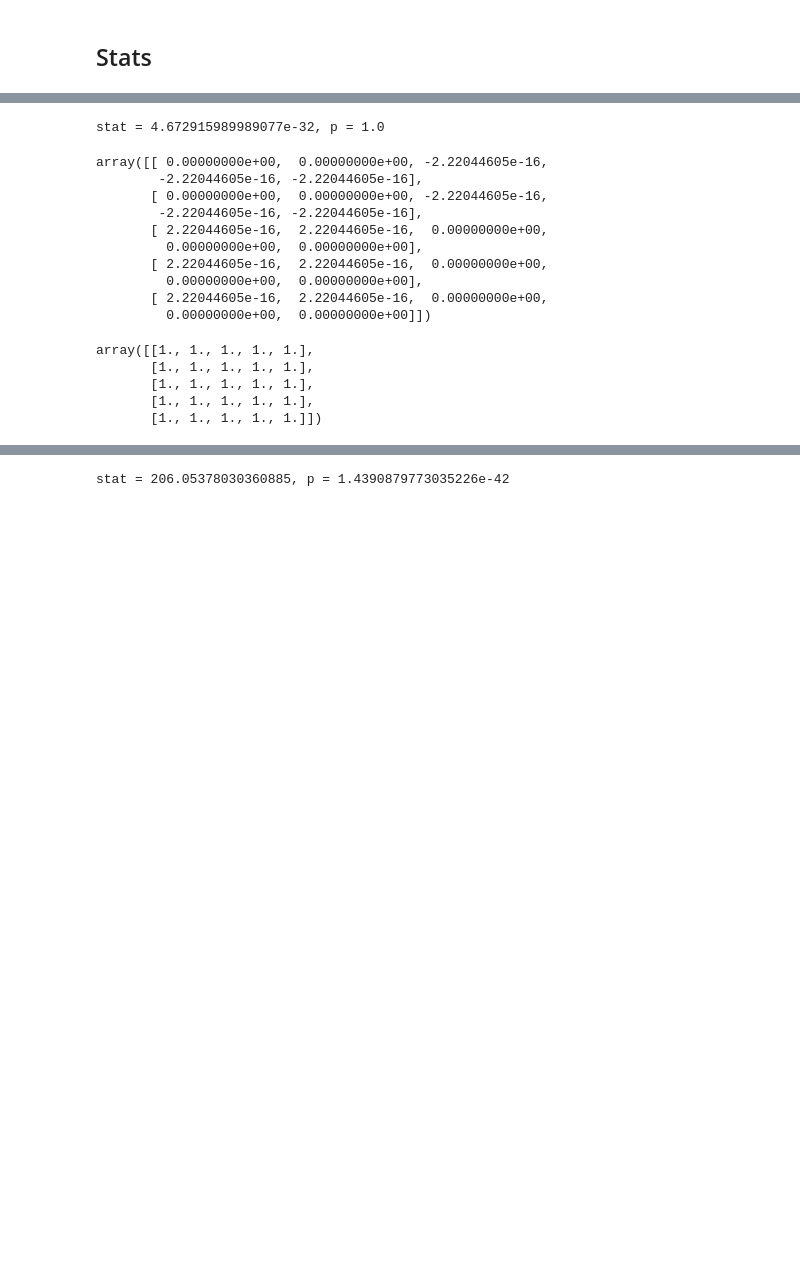
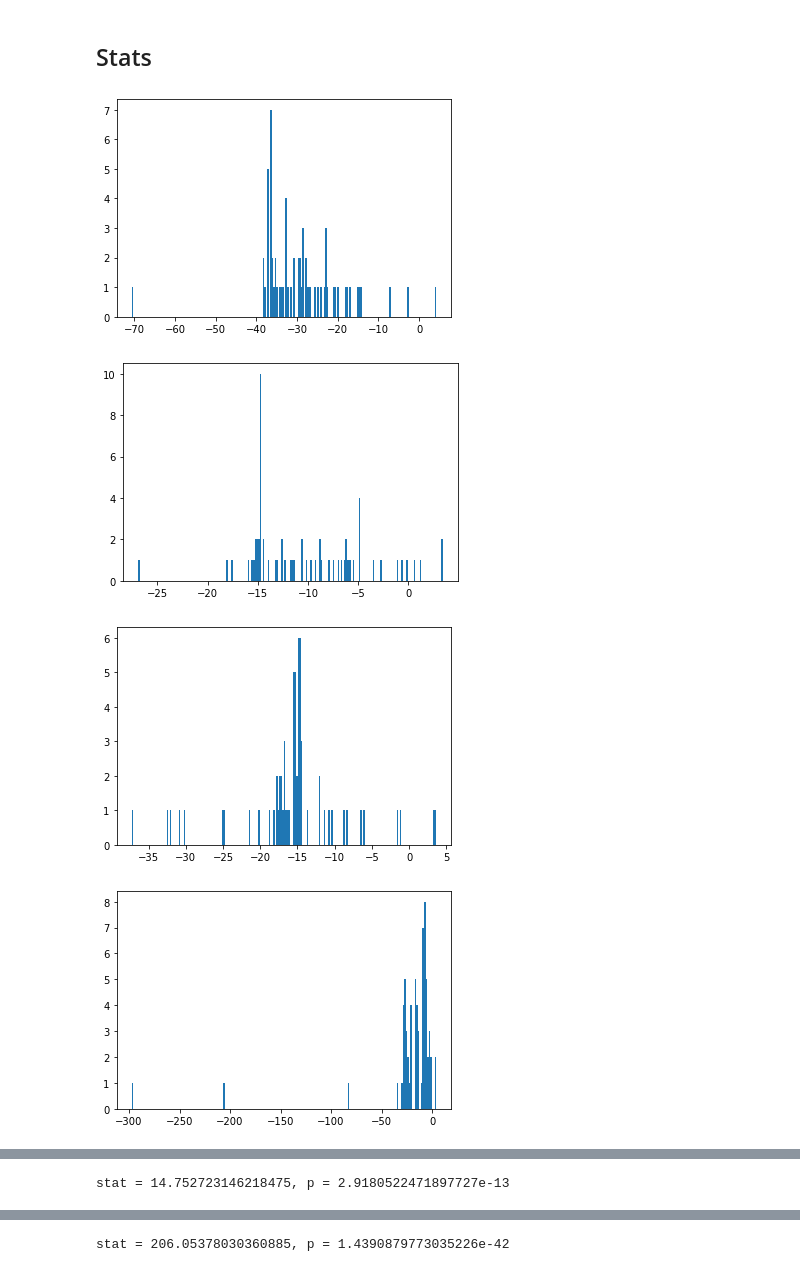
Before and after one commit to SofiaRaak/Dicer-miRNA-dynamics-model, a Jupyter notebook: parameter_sensitivity/parameter_sensitivity.ipynb, the cells around one changed output, grey strips where cells are left out. Drawn from its saved outputs; the diff is of its cells as text; code cells hidden in the pictures; blank space fills up the shorter version.

```diff
--- a/parameter_sensitivity/parameter_sensitivity.ipynb
+++ b/parameter_sensitivity/parameter_sensitivity.ipynb
@@ -458,3 +458,14 @@ import scikit_posthocs as sp
 param_scaled = []
 for i in range(len(means)):
     param_scaled.append(param_vals[:, i] / means[i])
+# %%
+for i in range(len(param_scaled)):
+    fig, ax = plt.subplots()
+
+    ax.hist(np.log(param_scaled[i]), bins = 200)
+    plt.show()
+# %% [output]
+[figure, added]
+[figure, added]
+[figure, added]
+[figure, added]
@@ -461,12 +474,12 @@ for i in range(len(means)):
 # %%
 ##Normality, equal variance assumed
-stat, p = st.f_oneway(param_scaled[0][~np.isnan(param_scaled[0])],
-                     param_scaled[1][~np.isnan(param_scaled[1])],
-                     param_scaled[2][~np.isnan(param_scaled[2])],
-                     param_scaled[3][~np.isnan(param_scaled[3])],
-                     param_scaled[4][~np.isnan(param_scaled[4])],
-                     param_scaled[5][~np.isnan(param_scaled[5])])
+stat, p = st.f_oneway(np.log(param_scaled[0][~np.isnan(param_scaled[0])]),
+                     np.log(param_scaled[1][~np.isnan(param_scaled[1])]),
+                     np.log(param_scaled[2][~np.isnan(param_scaled[2])]),
+                     np.log(param_scaled[3][~np.isnan(param_scaled[3])]),
+                     np.log(param_scaled[4][~np.isnan(param_scaled[4])]),
+                     np.log(param_scaled[5][~np.isnan(param_scaled[5])]))
 print(f'stat = {stat}, p = {p}')
 # %% [output]
-stat = 4.672915989989077e-32, p = 1.0
+stat = 14.752723146218475, p = 2.9180522471897727e-13
 # %%
@@ -478,21 +491,0 @@ out = st.tukey_hsd(param_scaled[0][~np.isnan(param_scaled[0])],
-# %%
-out.statistic
-# %% [output]
-array([[ 0.00000000e+00,  0.00000000e+00, -2.22044605e-16,
-        -2.22044605e-16, -2.22044605e-16],
-       [ 0.00000000e+00,  0.00000000e+00, -2.22044605e-16,
-        -2.22044605e-16, -2.22044605e-16],
-       [ 2.22044605e-16,  2.22044605e-16,  0.00000000e+00,
-         0.00000000e+00,  0.00000000e+00],
-       [ 2.22044605e-16,  2.22044605e-16,  0.00000000e+00,
-         0.00000000e+00,  0.00000000e+00],
-       [ 2.22044605e-16,  2.22044605e-16,  0.00000000e+00,
-         0.00000000e+00,  0.00000000e+00]])
-# %%
-out.pvalue
-# %% [output]
-array([[1., 1., 1., 1., 1.],
-       [1., 1., 1., 1., 1.],
-       [1., 1., 1., 1., 1.],
-       [1., 1., 1., 1., 1.],
-       [1., 1., 1., 1., 1.]])
```
Also changed, not shown: parts of 16 cells of this notebook.
